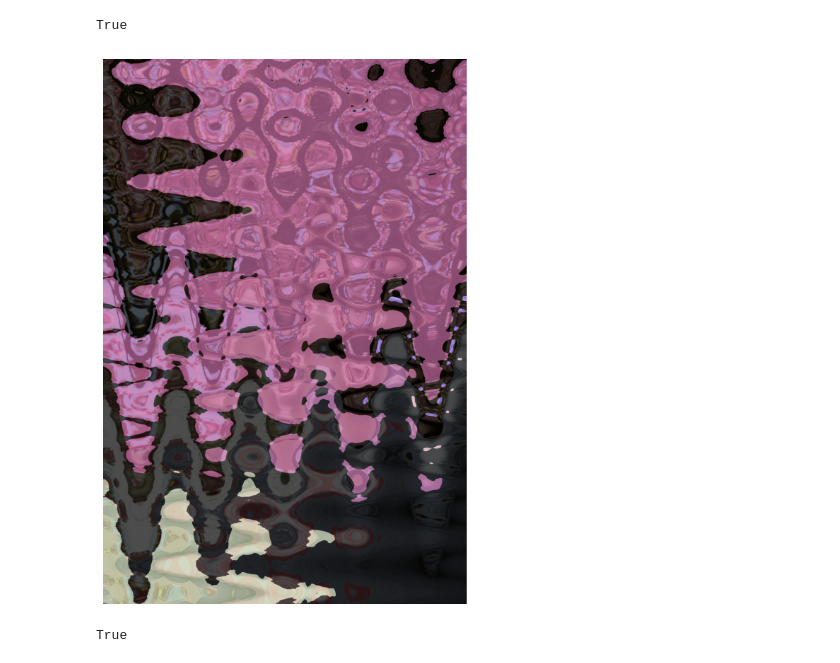
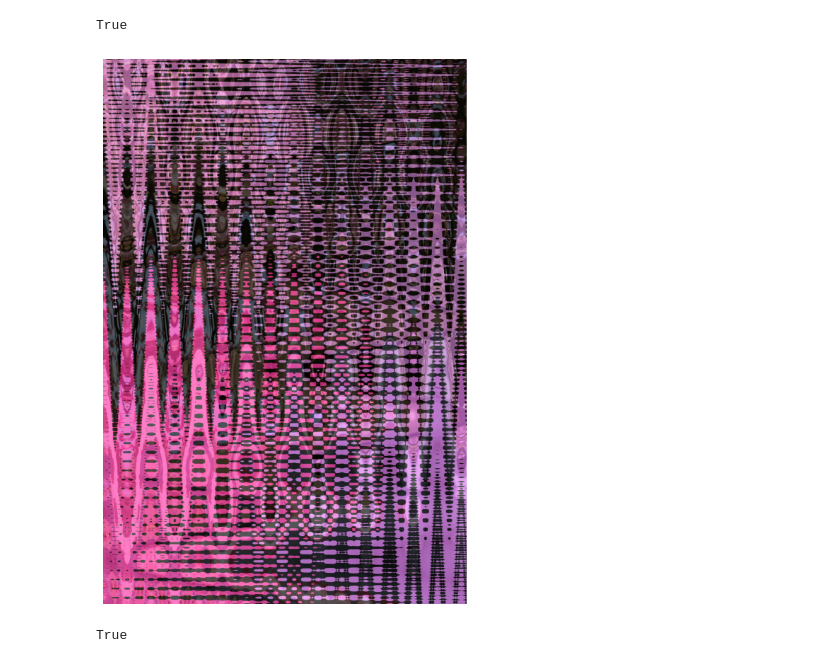
Before and after one commit to lucasrqt/alg-art-poster, a Jupyter notebook: notebook.ipynb, the cells around one changed output. Drawn from its saved outputs; the diff is of its cells as text; code cells hidden in the pictures.

Commit message:
push notebook new images

```diff
--- a/notebook.ipynb
+++ b/notebook.ipynb
@@ -105,7 +105,7 @@ import random
 from skimage import morphology
 from noise import pnoise2  # Import Perlin noise
 
-seed = 27 # Seed for random number generation
+seed = 54 # Seed for random number generation
 
 random.seed(seed)  # Set random seed for reproducibility
 np.random.seed(seed)
@@ -116,14 +116,14 @@ image = cv2.cvtColor(image, cv2.COLOR_BGR2RGB)  # Convert to RGB for Matplotlib
 
 # Set parameters
 rows, cols, _ = image.shape
-scale = random.randint(1000, 5000)  # Scale of Perlin noise
-num_regions = random.randint(5000, 10000)  # Approximate number of regions
+scale = random.randint(1000, 4000)  # Scale of Perlin noise
+num_regions = random.randint(2500, 6000)  # Approximate number of regions
 
 # Generate Perlin noise for smooth, organic patterns
 perlin_noise = np.zeros((rows, cols))
 for i in range(rows):
     for j in range(cols):
-        perlin_noise[i][j] = pnoise2(i / scale, j / scale, octaves=6, persistence=0.5, lacunarity=2.0, repeatx=cols, repeaty=rows, base=seed)
+        perlin_noise[i][j] = pnoise2(i / scale, j / scale, octaves=2, persistence=0.25, lacunarity=1.5, repeatx=cols, repeaty=rows, base=seed)
 
 # Normalize the noise to the range [0, 255]
 perlin_noise = ((perlin_noise - perlin_noise.min()) * (255 / (perlin_noise.max() - perlin_noise.min()))).astype(np.uint8)
@@ -137,42 +137,50 @@ regions = morphology.label(morphology.dilation(morphology.erosion(regions, morph
 # Generate random colors for each unique region
 unique_regions = np.unique(regions)
 region_colors = {
-    region_id: [random.randint(150, 255), random.randint(0, 255), random.randint(150, 255)]
+    region_id: [random.randint(150, 255), random.randint(0, 128), random.randint(150, 255)]
     for region_id in unique_regions if region_id != 0
 }
 
 # Initialize the overlay with random colors based on the regions
 overlay = np.zeros_like(image)
 for y in range(rows):
     for x in range(cols):
         region_id = regions[y, x]
         if region_id != 0:  # Ignore the background
             overlay[y, x] = region_colors[region_id]
 
 # Apply sinusoidal distortion to the overlay for an extra psychedelic effect
 frequency = random.randint(2000, 4000)  # Frequency of the waves
 amplitude = random.randint(400, 1150)  # Amplitude of the waves
 
+# Apply sinusoidal distortion to the overlay for an extra psychedelic effect
+frequency_img = random.randint(2, 10)  # Frequency of the waves
+amplitude_img = random.randint(400, 1150)  # Amplitude of the waves
+
 # Create mesh grid for distortion
 x, y = np.meshgrid(np.arange(cols), np.arange(rows))
-x_distorted = (x + amplitude * np.sin(8 * np.pi * y / frequency)).astype(np.float32)
-y_distorted = (y + amplitude * np.cos(6 * np.pi * x / frequency)).astype(np.float32)
+x_distorted = (x + amplitude * np.sin(42 * np.pi * y / frequency)).astype(np.float32)
+y_distorted = (y + amplitude * np.cos(16 * np.pi * x / frequency)).astype(np.float32)
+
+x_img, y_img = np.meshgrid(np.arange(cols), np.arange(rows))
+x_distorted_img = (x + amplitude * np.sin(4 * np.pi * y / frequency)).astype(np.float32)
+y_distorted_img = (y + amplitude * np.cos(8 * np.pi * x / frequency)).astype(np.float32)
 
 # Remap the overlay to apply the distortion
 distorted_overlay = cv2.remap(overlay, x_distorted, y_distorted, interpolation=cv2.INTER_LINEAR, borderMode=cv2.BORDER_REFLECT)
-distorted_image = cv2.remap(image, x_distorted, y_distorted, interpolation=cv2.INTER_LINEAR, borderMode=cv2.BORDER_REFLECT)
+distorted_image = cv2.remap(image, x_distorted_img, y_distorted_img, interpolation=cv2.INTER_LINEAR, borderMode=cv2.BORDER_REFLECT)
 
-alpha = 0.5
-beta = 0.65
+alpha = 0.35
+beta = 0.7
 # Blend with original image
 # final_image = cv2.addWeighted(image, alpha, distorted_overlay, beta, 0)
 final_image = cv2.addWeighted(distorted_image, alpha, distorted_overlay, beta, 0)
 
 # Display the final image
 plt.figure(figsize=(10, 10))
 plt.imshow(final_image)
 plt.axis('off')
 plt.show()
 # %% [output]
-[figure, old version]
+[figure, new version]
 # %%
```
Also changed, not shown: parts of 1 cell of this notebook, 4 other files.
